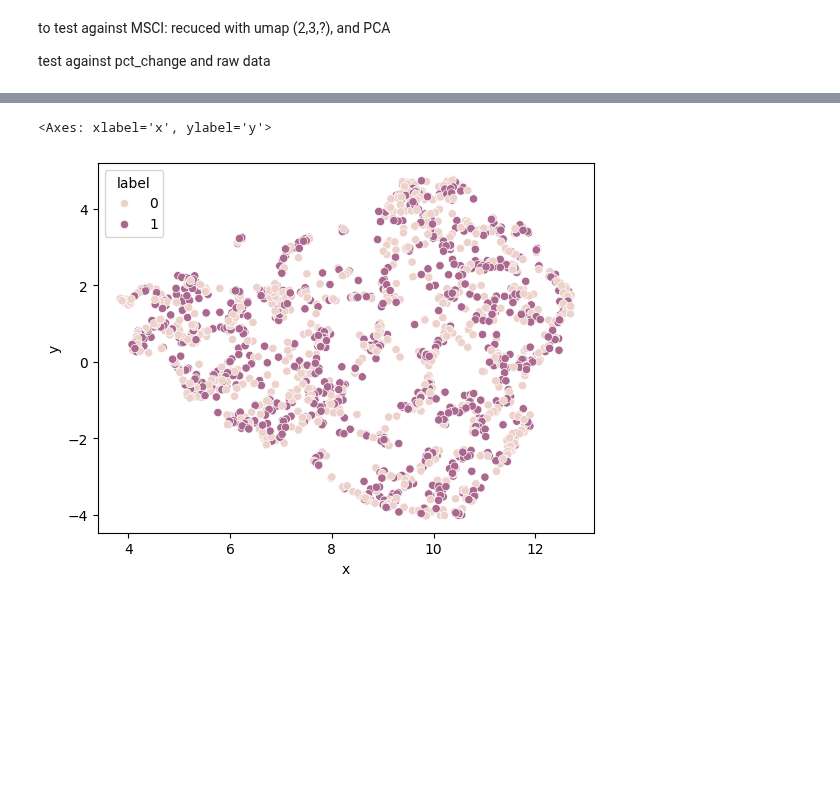
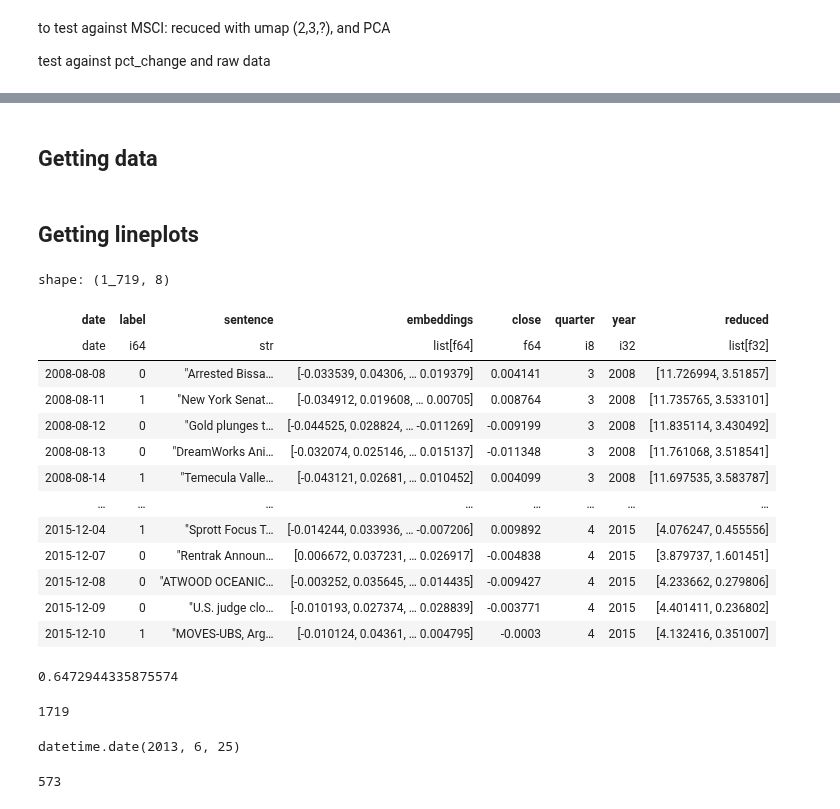
Before and after one commit to faunebl/thesis, a Jupyter notebook: msci_world.ipynb, the cells around one changed output, grey strips where cells are left out. Saved outputs shown, nothing was run; the diff lists cells and outputs as text; code cells hidden in the pictures; blank space fills up the shorter version.

```diff
--- a/msci_world.ipynb
+++ b/msci_world.ipynb
@@ -50,0 +20,2 @@ frame = frame.with_columns(pl.Series(name = 'reduced', values = reduced))
+# %% [markdown]
+## Getting data
@@ -51,5 +31,3 @@ frame = frame.with_columns(pl.Series(name = 'reduced', values = reduced))
 # %%
-sns.scatterplot(data = frame.with_columns(pl.col('reduced').list.to_struct()).unnest('reduced').rename({'field_0':'x', 'field_1':'y'}).select('x','y', 'label').to_pandas(), x= 'x', y = 'y', hue='label', palette = sns.cubehelix_palette(n_colors=3))
+frame = frame.with_columns(pl.Series(name = 'reduced', values = reduced))
+# sns.scatterplot(data = frame.with_columns(pl.col('reduced').list.to_struct()).unnest('reduced').rename({'field_0':'x', 'field_1':'y'}).select('x','y', 'label').to_pandas(), x= 'x', y = 'y', hue='label', palette = sns.cubehelix_palette(n_colors=3))
-# %% [output]
-<Axes: xlabel='x', ylabel='y'>
-[figure, removed]
@@ -57,0 +34,19 @@ sns.scatterplot(data = frame.with_columns(pl.col('reduced').list.to_struct()).un
+# %% [markdown]
+## Getting lineplots
+# %%
+frame
+# %% [output]
+shape: (1_719, 8)
+| date | label | sentence | embeddings | close | quarter | year | reduced |
+| date | i64 | str | list[f64] | f64 | i8 | i32 | list[f32] |
+| 2008-08-08 | 0 | "Arrested Bissa… | [-0.033539, 0.04306, … 0.019379] | 0.004141 | 3 | 2008 | [11.726994, 3.51857] |
+| 2008-08-11 | 1 | "New York Senat… | [-0.034912, 0.019608, … 0.00705] | 0.008764 | 3 | 2008 | [11.735765, 3.533101] |
+| 2008-08-12 | 0 | "Gold plunges t… | [-0.044525, 0.028824, … -0.011269] | -0.009199 | 3 | 2008 | [11.835114, 3.430492] |
+| 2008-08-13 | 0 | "DreamWorks Ani… | [-0.032074, 0.025146, … 0.015137] | -0.011348 | 3 | 2008 | [11.761068, 3.518541] |
+| 2008-08-14 | 1 | "Temecula Valle… | [-0.043121, 0.02681, … 0.010452] | 0.004099 | 3 | 2008 | [11.697535, 3.583787] |
+| … | … | … | … | … | … | … | … |
+| 2015-12-04 | 1 | "Sprott Focus T… | [-0.014244, 0.033936, … -0.007206] | 0.009892 | 4 | 2015 | [4.076247, 0.455556] |
+| 2015-12-07 | 0 | "Rentrak Announ… | [0.006672, 0.037231, … 0.026917] | -0.004838 | 4 | 2015 | [3.879737, 1.601451] |
+| 2015-12-08 | 0 | "ATWOOD OCEANIC… | [-0.003252, 0.035645, … 0.014435] | -0.009427 | 4 | 2015 | [4.233662, 0.279806] |
+| 2015-12-09 | 0 | "U.S. judge clo… | [-0.010193, 0.027374, … 0.028839] | -0.003771 | 4 | 2015 | [4.401411, 0.236802] |
+| 2015-12-10 | 1 | "MOVES-UBS, Arg… | [-0.010124, 0.04361, … 0.004795] | -0.0003 | 4 | 2015 | [4.132416, 0.351007] |
@@ -57,0 +80,4 @@ sns.scatterplot(data = frame.with_columns(pl.col('reduced').list.to_struct()).un
+# %%
+test.score(X,y)
+# %% [output]
+0.6472944335875574
@@ -57,0 +92,12 @@ sns.scatterplot(data = frame.with_columns(pl.col('reduced').list.to_struct()).un
+# %%
+len(X[-int(len(X)/3):])
+# %% [output]
+1719
+# %%
+with_predicted.select('date')[-int(len(X)/3)].to_series().to_list()[0]
+# %% [output]
+datetime.date(2013, 6, 25)
+# %%
+with_predicted.select(pl.col('predictions'))
+# %% [output]
+573
```
Also changed, not shown: parts of 23 cells of this notebook.
